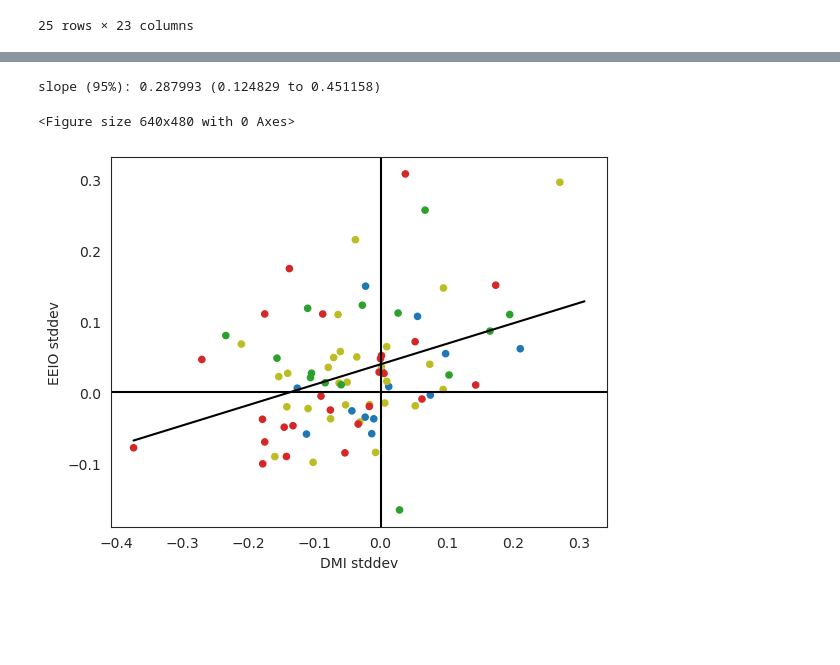
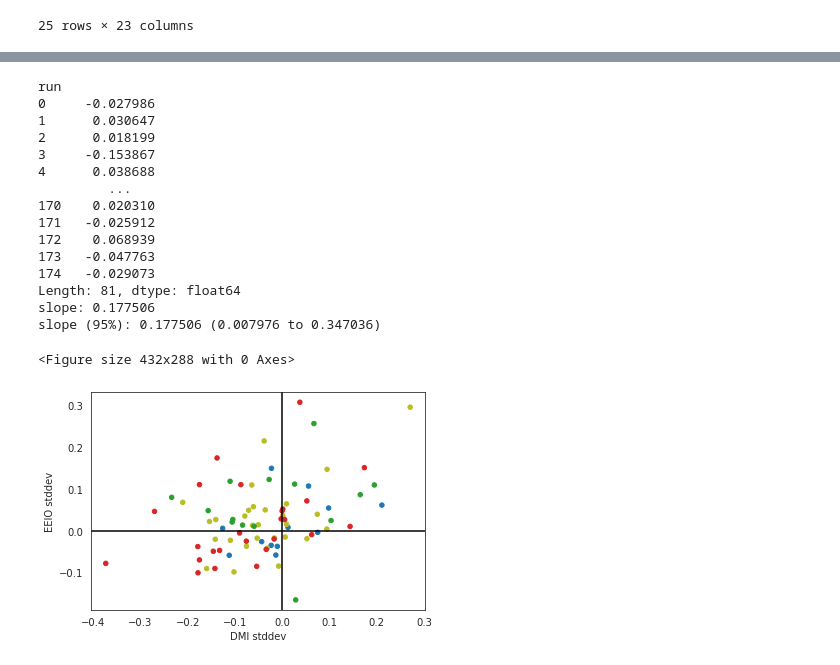
Before and after one commit to pmip4/IndianOceanVariability, a Jupyter notebook: scatterplots.ipynb, the cells around one changed output, grey strips where cells are left out. Saved outputs shown, nothing was run; the diff lists cells and outputs as text; code cells hidden in the pictures; blank space fills up the shorter version.

Commit message:
Forcing Referee #2 efforts through origin

```diff
--- a/scatterplots.ipynb
+++ b/scatterplots.ipynb
@@ -334,14 +351,34 @@ slope (95%): -0.122102 (-0.415853 to 0.171650)
 # %%
 fig = plt.figure()
 fig=all_diffs.plot.scatter(x='DMI stddev',y='EEIO stddev',c='color').get_figure()
 plt.axhline(0,color='black')
 plt.axvline(0,color='black')
-res = stats.linregress(all_diffs['DMI stddev'],all_diffs['EEIO stddev'])
+fig.savefig('plots/eeio_iod.pdf')
+
+#Compute a regression slope - force it to pass through 0.
+res = linear_regression(all_diffs['DMI stddev'],all_diffs['EEIO stddev'],proportional=True)
+est_y=res.slope*all_diffs['DMI stddev']
+resid=est_y-all_diffs['EEIO stddev']
+stderr=np.sqrt(np.sum(resid**2)/((len(all_diffs['DMI stddev'])-1)*(np.sum(all_diffs['DMI stddev']**2))))
 tinv = lambda p, df: abs(stats.t.ppf(p/2, df))
-ts = tinv(0.05, len(all_diffs['DMI mean'])-2)
-print(f"slope (95%): {res.slope:.6f} ({res.slope-ts*res.stderr:.6f} to {res.slope+ts*res.stderr:.6f})")
-fig.savefig('plots/eeio_iod.pdf')
+ts = tinv(0.05, len(all_diffs['DMI stddev'])-2)
+print(f"slope: {res.slope:.6f}")
+print(f"slope (95%): {res.slope:.6f} ({res.slope-ts*stderr:.6f} to {res.slope+ts*stderr:.6f})")
 # %% [output]
-slope (95%): 0.287993 (0.124829 to 0.451158)
+run
+0     -0.027986
+1      0.030647
+2      0.018199
+3     -0.153867
+4      0.038688
+         ...
+170    0.020310
+171   -0.025912
+172    0.068939
+173   -0.047763
+174   -0.029073
+Length: 81, dtype: float64
+slope: 0.177506
+slope (95%): 0.177506 (0.007976 to 0.347036)
-<Figure size 640x480 with 0 Axes>
+<Figure size 432x288 with 0 Axes>
-[figure, old version]
+[figure, new version]
```
Also changed, not shown: parts of 17 cells of this notebook, 2 other files.
